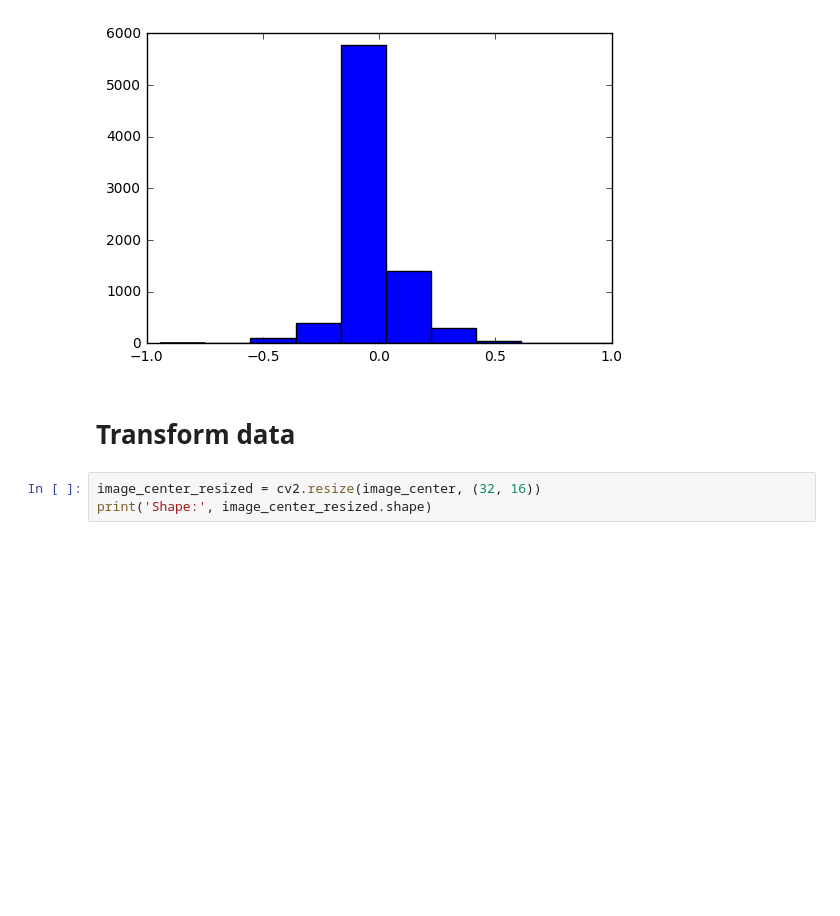
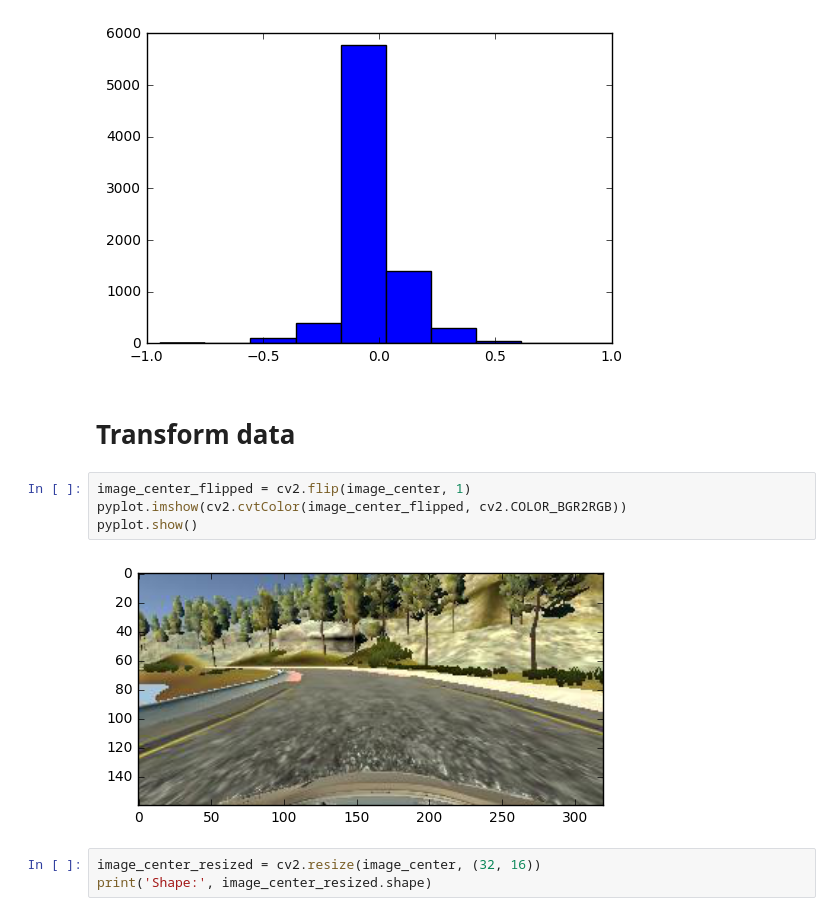
Before and after one commit to AmadeusQQ/behavioral-cloning, a Jupyter notebook: behavioral-cloning.ipynb, the cells around one changed output. Drawn from its saved outputs; the diff is of its cells as text; blank space fills up the shorter version.

Commit message:
Flip image on vertical axis

```diff
--- a/behavioral-cloning.ipynb
+++ b/behavioral-cloning.ipynb
@@ -225,6 +225,12 @@ pyplot.show()
 # %% [markdown]
 
 # Transform data
+# %%
+image_center_flipped = cv2.flip(image_center, 1)
+pyplot.imshow(cv2.cvtColor(image_center_flipped, cv2.COLOR_BGR2RGB))
+pyplot.show()
+# %% [output]
+[figure, added]
 # %%
 image_center_resized = cv2.resize(image_center, (32, 16))
 print('Shape:', image_center_resized.shape)
```
